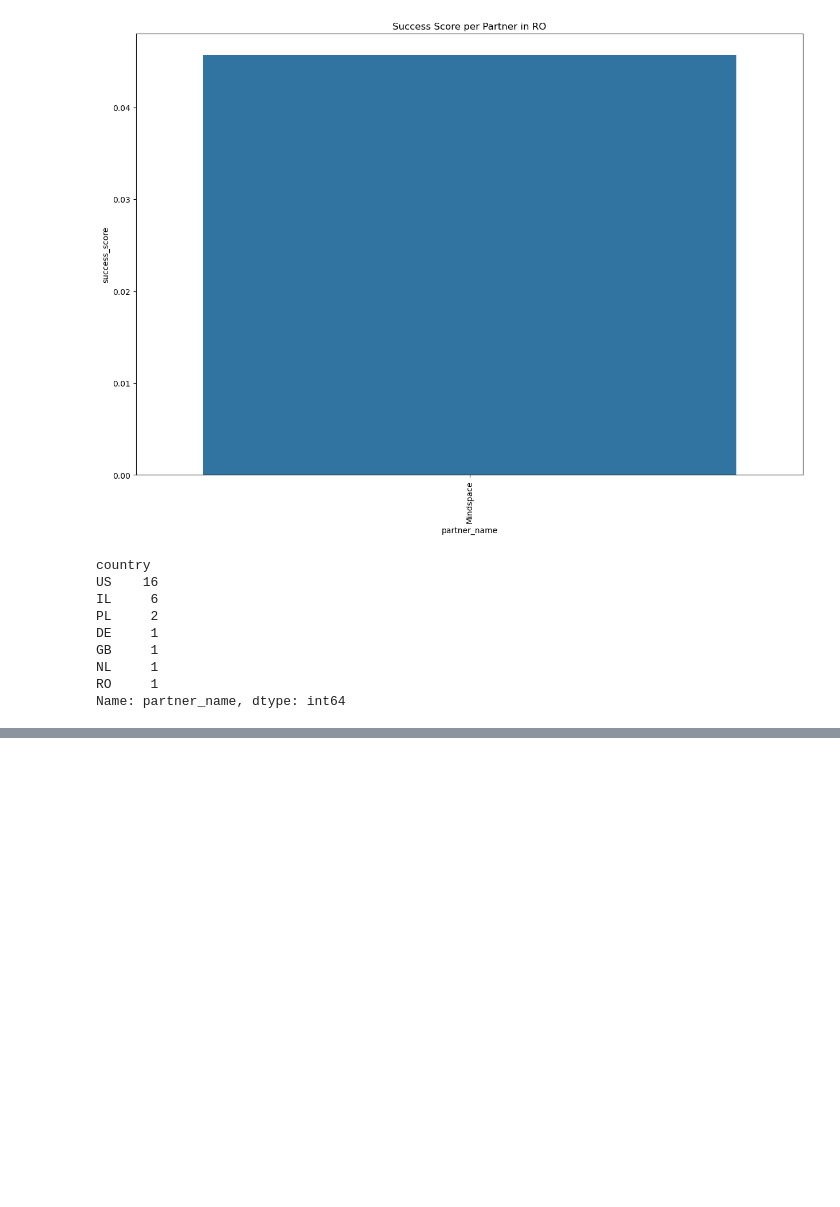
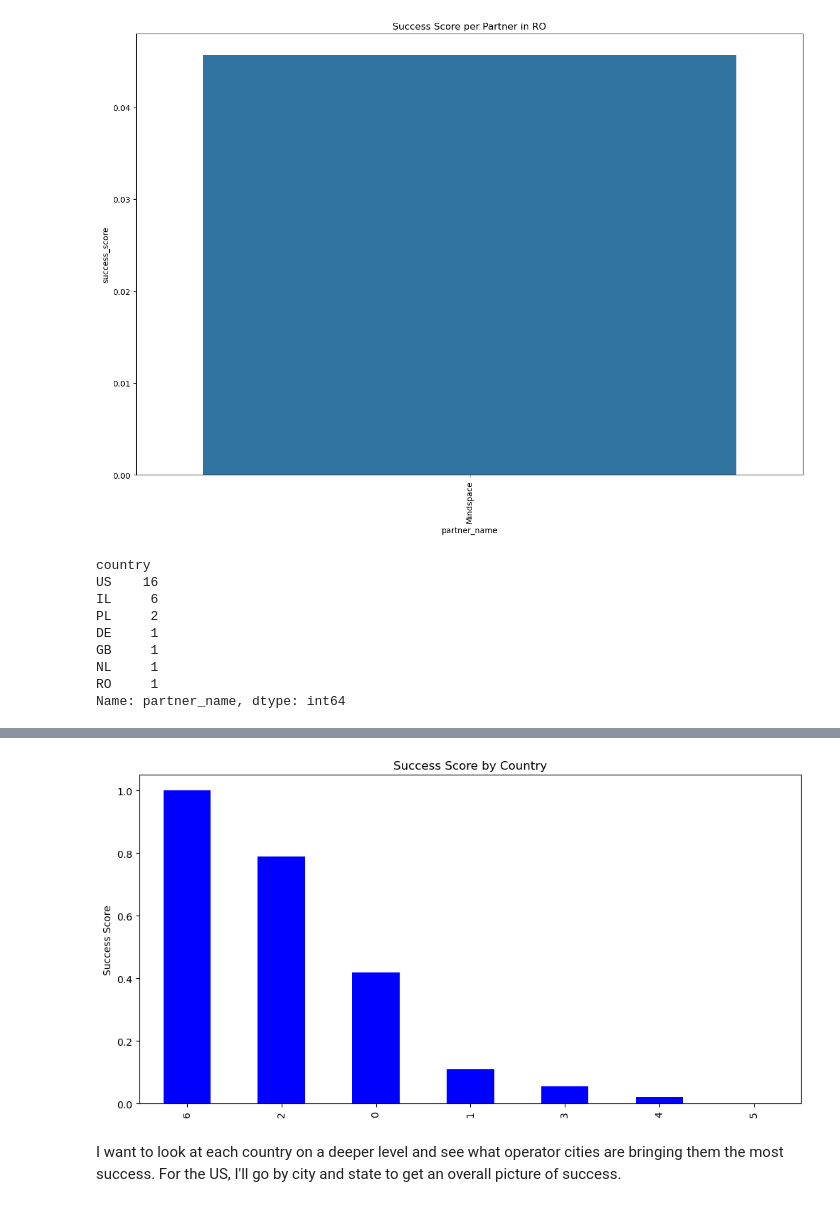
Before and after one commit to talnmizrachi/flexspace_proj, a Jupyter notebook: july_13_flexpython.ipynb, the cells around one changed output, grey strips where cells are left out. Drawn from its saved outputs; the diff is of its cells as text; code cells hidden in the pictures; blank space fills up the shorter version.

```diff
--- a/july_13_flexpython.ipynb
+++ b/july_13_flexpython.ipynb
@@ -282,0 +316,12 @@ Name: partner_name, dtype: int64
+# %%
+# Total revenue for each partner in each country
+country_revenue = fdf.groupby(['country'])['total_price_in_usd'].sum()
+
+# Total number of orders for each partner in each country
+country_orders = fdf.groupby(['country']).size().reset_index().rename(columns={0: 'Total Orders'})
+
+# Merge these metrics into a new DataFrame
+country_success = pd.merge(country_revenue.reset_index(), country_orders.reset_index(), on=['country'])
+
+# Drop the unwanted index column
+country_success = country_success.drop(columns=['index'])
@@ -282,0 +339,9 @@ Name: partner_name, dtype: int64
+# %%
+# Normalize the metrics to have the same scale
+country_success[['total_price_in_usd', 'Total Orders']] = (country_success[['total_price_in_usd', 'Total Orders']] - country_success[['total_price_in_usd', 'Total Orders']].min()) / (country_success[['total_price_in_usd', 'Total Orders']].max() - country_success[['total_price_in_usd', 'Total Orders']].min())
+
+# Define a new column 'success_score' which is a weighted sum of defined metrics
+country_success['success_score'] = 0.6 * country_success['total_price_in_usd'] + 0.4 * country_success['Total Orders']
+
+# Sort partners by 'success_score'
+country_success = country_success.sort_values('success_score', ascending=False)
@@ -282,0 +359,12 @@ Name: partner_name, dtype: int64
+# %%
+# Plot 'success_score'
+country_success['success_score'].plot(kind='bar', color='blue', figsize=(12, 6))
+
+# Provide labels and title
+plt.ylabel('Success Score')
+plt.title('Success Score by Country')
+plt.show()
+# %% [output]
+[figure, added]
+# %% [markdown]
+I want to look at each country on a deeper level and see what operator cities are bringing them the most success. For the US, I'll go by city and state to get an overall picture of success.
```
Also changed, not shown: parts of 29 cells of this notebook.
